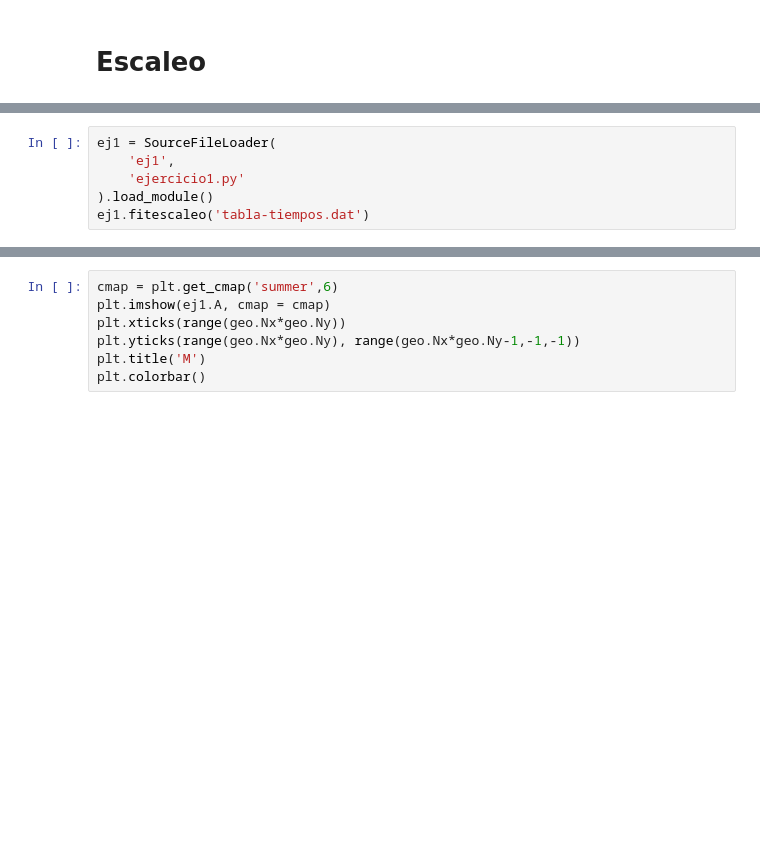
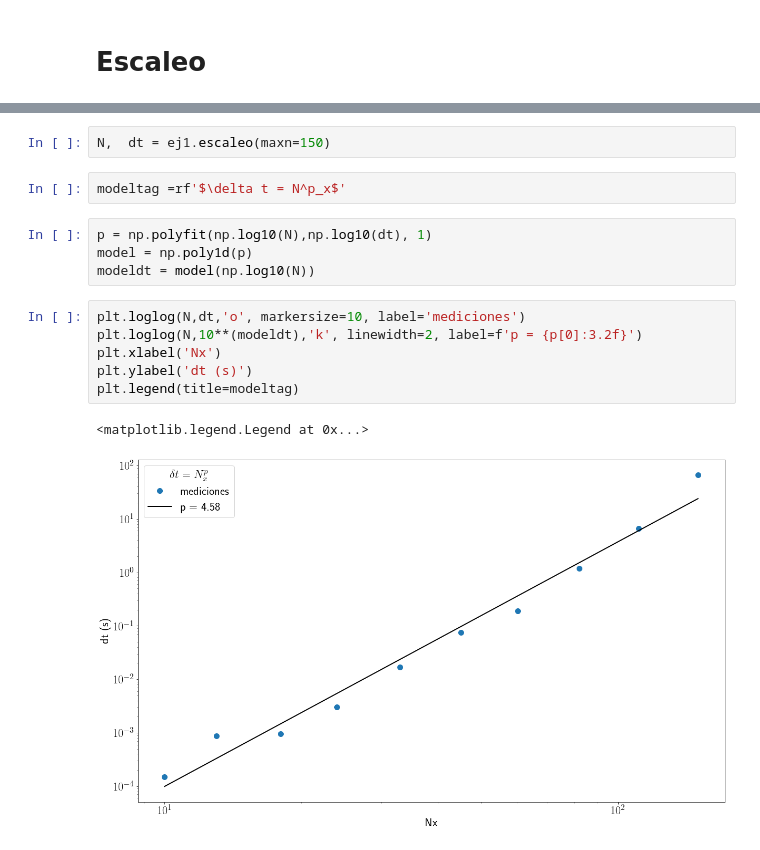
Before and after one commit to Modelizacion-de-Materiales/ModelizacionSolucionProblemas, a Jupyter notebook: Guia1-EcuacionesDerivadasParciales/Guia1_Python/Ejercicio1/Ejercicio1.ipynb, the cells around one changed output, grey strips where cells are left out. Cells and saved outputs as stored; diff of their text form; blank space fills up the shorter version.

```diff
--- a/Guia1-EcuacionesDerivadasParciales/Guia1_Python/Ejercicio1/Ejercicio1.ipynb
+++ b/Guia1-EcuacionesDerivadasParciales/Guia1_Python/Ejercicio1/Ejercicio1.ipynb
@@ -117,6 +92,0 @@ ej1.escaleo()
-# %%
-ej1 = SourceFileLoader(
-    'ej1',
-    'ejercicio1.py'
-).load_module()
-ej1.fitescaleo('tabla-tiempos.dat')
@@ -125,7 +93,17 @@ ej1.fitescaleo('tabla-tiempos.dat')
-# %%
-cmap = plt.get_cmap('summer',6)
-plt.imshow(ej1.A, cmap = cmap)
-plt.xticks(range(geo.Nx*geo.Ny))
-plt.yticks(range(geo.Nx*geo.Ny), range(geo.Nx*geo.Ny-1,-1,-1))
-plt.title('M')
-plt.colorbar()
+# %%
+N,  dt = ej1.escaleo(maxn=150)
+# %%
+modeltag =rf'$\delta t = N^p_x$'
+# %%
+p = np.polyfit(np.log10(N),np.log10(dt), 1)
+model = np.poly1d(p)
+modeldt = model(np.log10(N))
+# %%
+plt.loglog(N,dt,'o', markersize=10, label='mediciones')
+plt.loglog(N,10**(modeldt),'k', linewidth=2, label=f'p = {p[0]:3.2f}')
+plt.xlabel('Nx')
+plt.ylabel('dt (s)')
+plt.legend(title=modeltag)
+# %% [output]
+<matplotlib.legend.Legend at 0x...>
+[figure, added]
```
Also changed, not shown: parts of 18 cells of this notebook, 1 other file.
